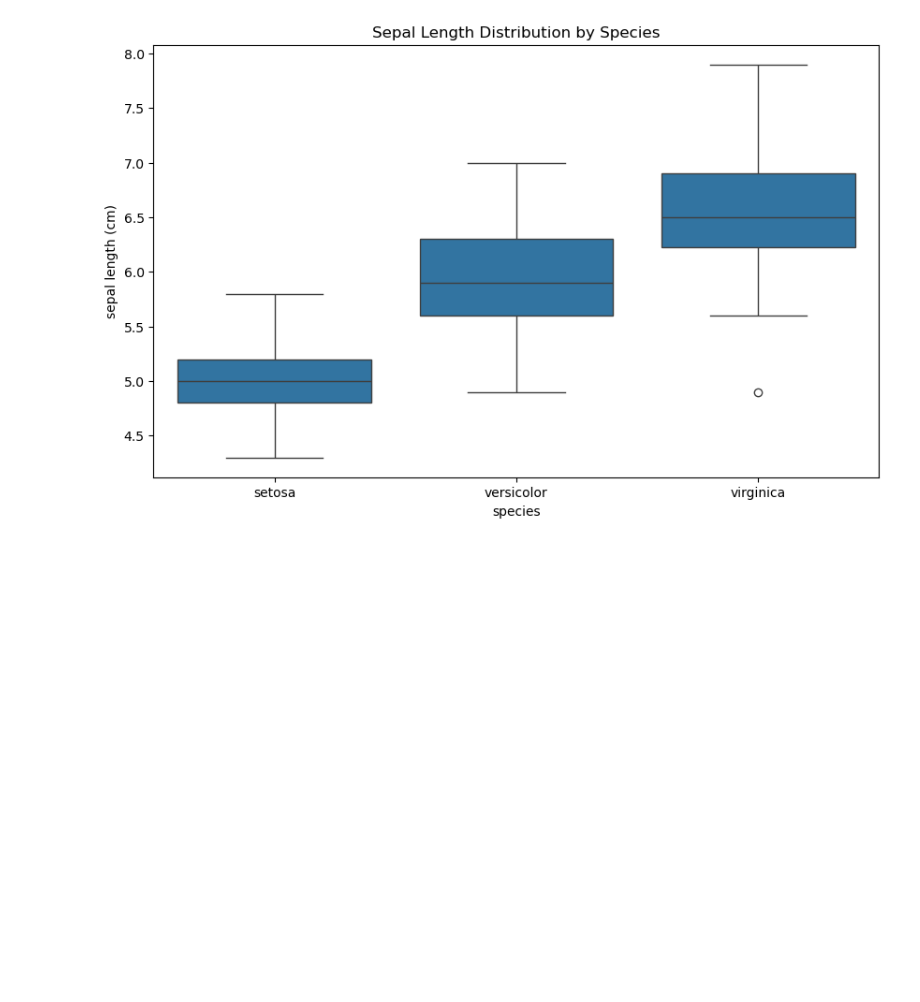
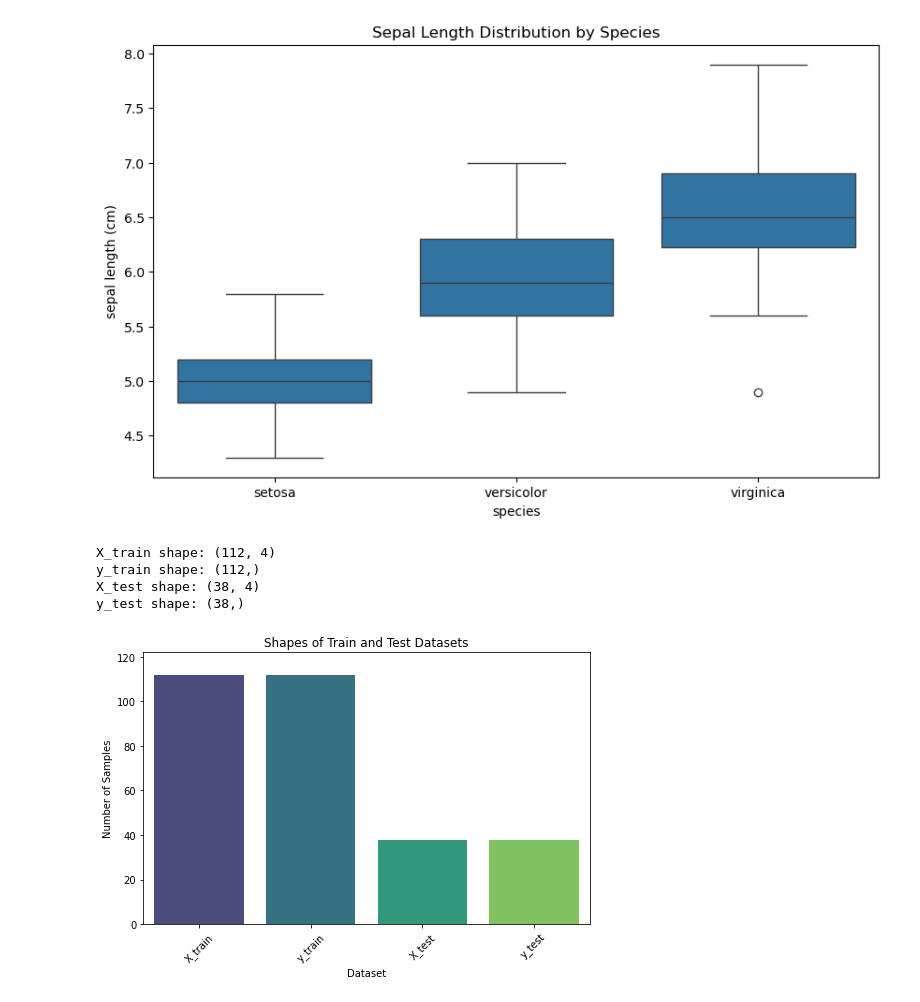
Before and after one commit to jaskaran916/DL-Neural-Networks-and-NLP-Models-and-Operations, a Jupyter notebook: JD Iris Dataset DL.ipynb, the cells around one changed output. Drawn from its saved outputs; the diff is of its cells as text; code cells hidden in the pictures; blank space fills up the shorter version.

```diff
--- a/JD Iris Dataset DL.ipynb
+++ b/JD Iris Dataset DL.ipynb
@@ -45,3 +46,43 @@ plt.title('Sepal Length Distribution by Species')
 plt.show()
 # %% [output]
 [figure]
+# %%
+# Standardize the features
+scaler = StandardScaler()
+X_scaled = scaler.fit_transform(iris['data'])
+# %%
+# Split the dataset into training and test sets
+X_train, X_test, y_train, y_test = train_test_split(
+    X_scaled, iris['target'], test_size=0.25, random_state=0
+)
+# %%
+# Print the shapes of the resulting datasets
+print("X_train shape: {}".format(X_train.shape))
+print("y_train shape: {}".format(y_train.shape))
+print("X_test shape: {}".format(X_test.shape))
+print("y_test shape: {}".format(y_test.shape))
+# %% [output]
+X_train shape: (112, 4)
+y_train shape: (112,)
+X_test shape: (38, 4)
+y_test shape: (38,)
+# %%
+# Visualization of the shapes
+shapes = {
+    'X_train': X_train.shape[0],
+    'y_train': y_train.shape[0],
+    'X_test': X_test.shape[0],
+    'y_test': y_test.shape[0]
+}
+# %%
+# Create a bar plot
+plt.figure(figsize=(8, 5))
+sns.barplot(x=list(shapes.keys()), y=list(shapes.values()), palette='viridis')
+plt.title('Shapes of Train and Test Datasets')
+plt.ylabel('Number of Samples')
+plt.xlabel('Dataset')
+plt.xticks(rotation=45)
+plt.ylim(0, max(shapes.values()) + 10)  # Add some space above the highest bar
+plt.show()
+# %% [output]
+[figure, added]
```
Also changed, not shown: parts of 1 cell of this notebook.
